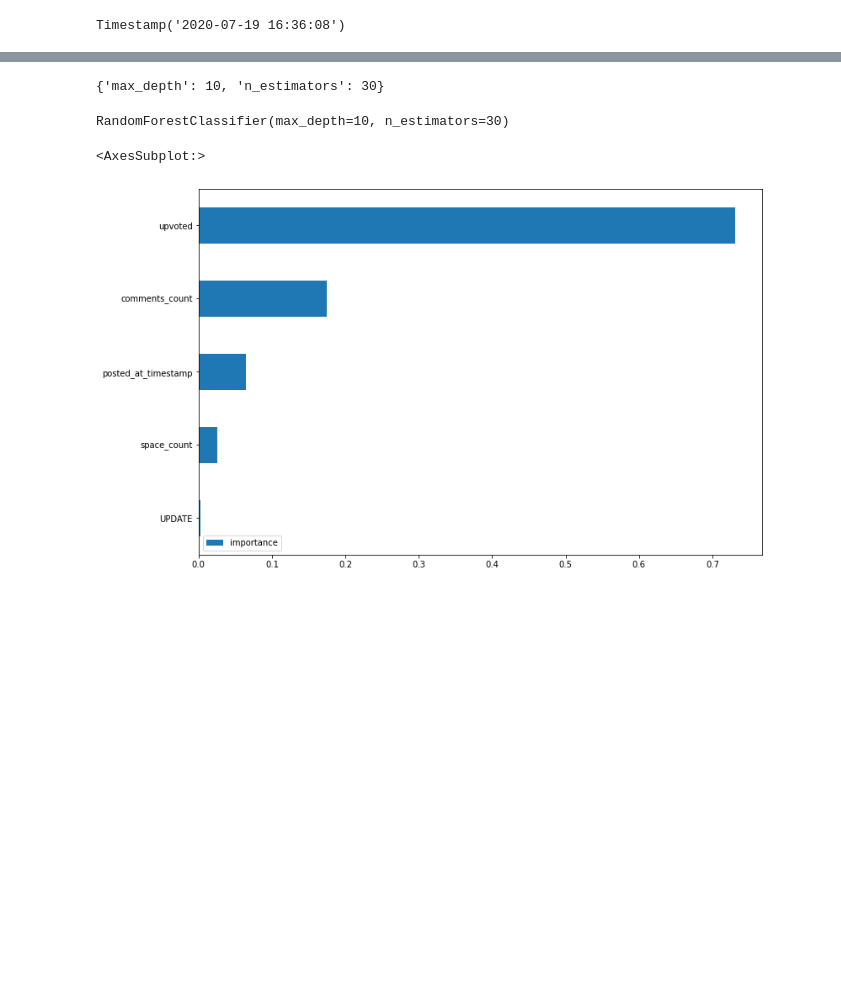
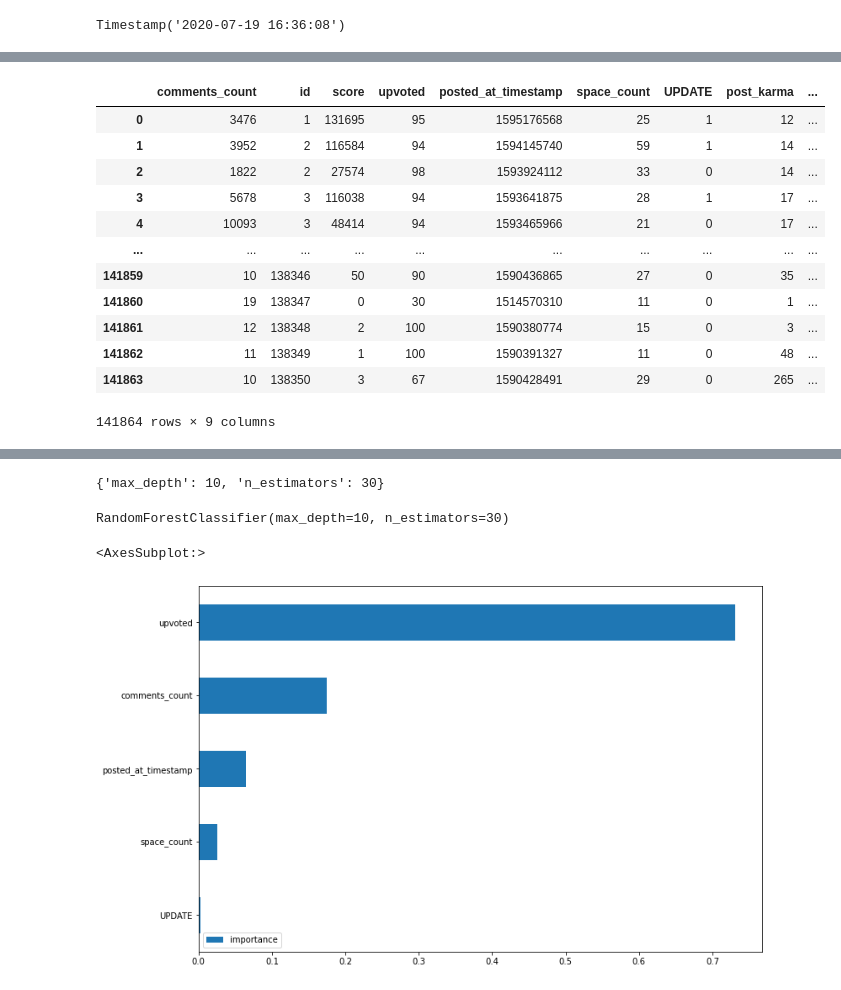
Before and after one commit to Tims24/Reddit, a Jupyter notebook: Reddit.ipynb, the cells around one changed output, grey strips where cells are left out. Saved outputs shown, nothing was run; the diff lists cells and outputs as text; code cells hidden in the pictures; blank space fills up the shorter version.

```diff
--- a/Reddit.ipynb
+++ b/Reddit.ipynb
@@ -90,0 +115,18 @@ relationship_advice.describe()
+# %%
+merged_data = pd.merge(posts_data, authors_data, on='id')
+# %%
+merged_data
+# %% [output]
+|  | comments_count | id | score | upvoted | posted_at_timestamp | space_count | UPDATE | post_karma | ... |
+| 0 | 3476 | 1 | 131695 | 95 | 1595176568 | 25 | 1 | 12 | ... |
+| 1 | 3952 | 2 | 116584 | 94 | 1594145740 | 59 | 1 | 14 | ... |
+| 2 | 1822 | 2 | 27574 | 98 | 1593924112 | 33 | 0 | 14 | ... |
+| 3 | 5678 | 3 | 116038 | 94 | 1593641875 | 28 | 1 | 17 | ... |
+| 4 | 10093 | 3 | 48414 | 94 | 1593465966 | 21 | 0 | 17 | ... |
+| ... | ... | ... | ... | ... | ... | ... | ... | ... | ... |
+| 141859 | 10 | 138346 | 50 | 90 | 1590436865 | 27 | 0 | 35 | ... |
+| 141860 | 19 | 138347 | 0 | 30 | 1514570310 | 11 | 0 | 1 | ... |
+| 141861 | 12 | 138348 | 2 | 100 | 1590380774 | 15 | 0 | 3 | ... |
+| 141862 | 11 | 138349 | 1 | 100 | 1590391327 | 11 | 0 | 48 | ... |
+| 141863 | 10 | 138350 | 3 | 67 | 1590428491 | 29 | 0 | 265 | ... |
+141864 rows × 9 columns
```
Also changed, not shown: parts of 25 cells of this notebook.
